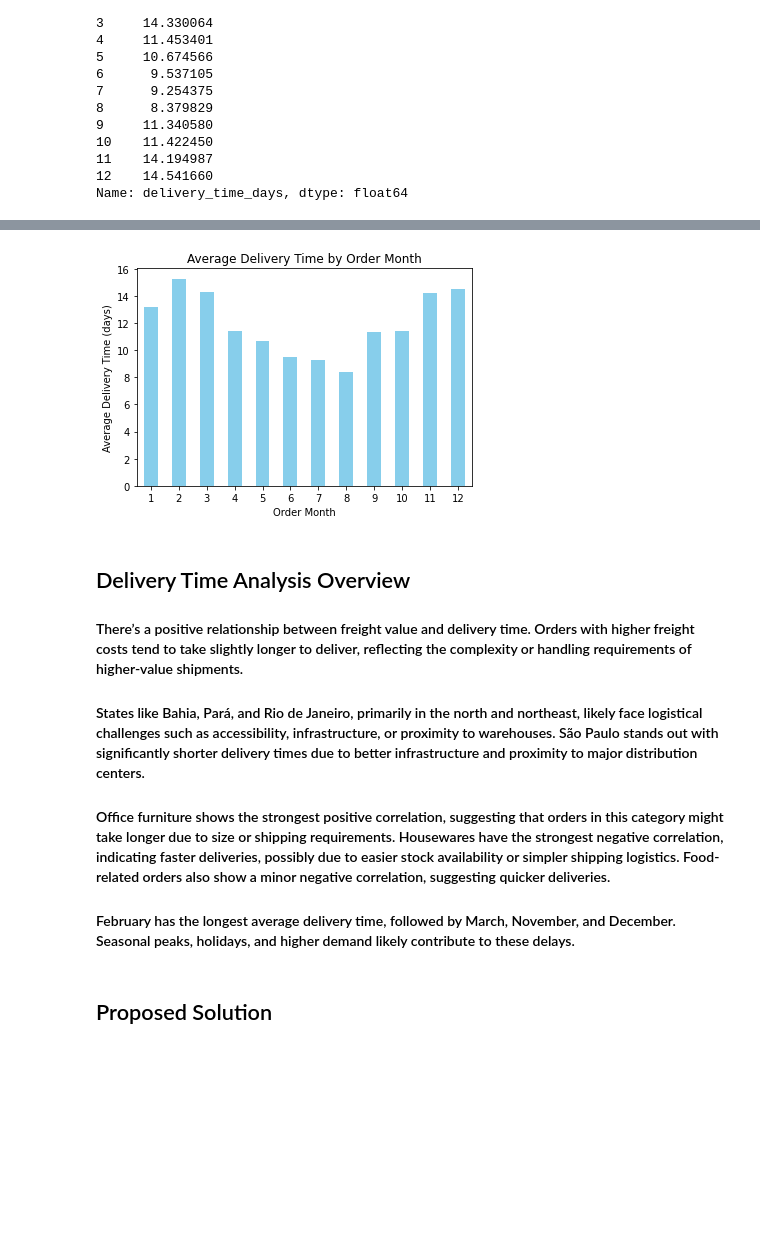
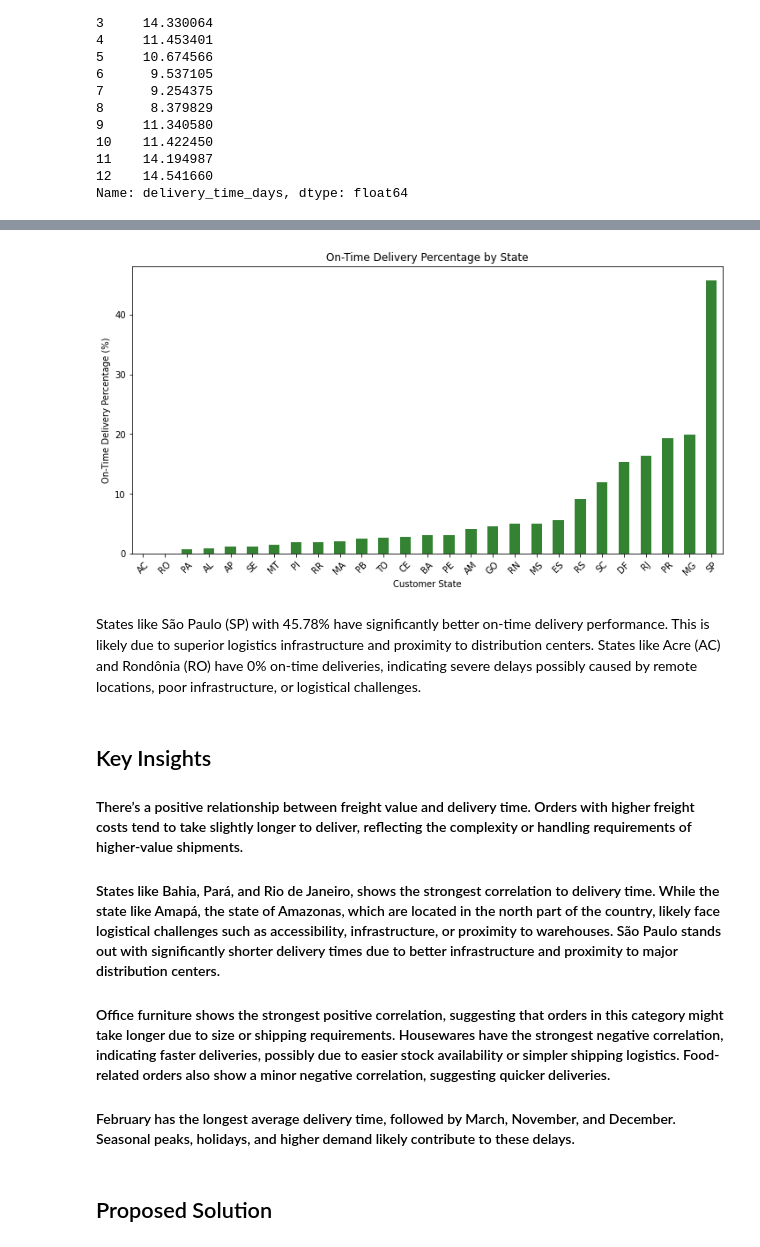
Before and after one commit to yeesoontuck/module2-project, a Jupyter notebook: notebooks/working/anjali_project2_analysis.ipynb, the cells around one changed output, grey strips where cells are left out. Cells and saved outputs as stored; diff of their text form; code cells hidden in the pictures; blank space fills up the shorter version.

Commit message:
added chartsa and overall performance

```diff
--- a/notebooks/working/anjali_project2_analysis.ipynb
+++ b/notebooks/working/anjali_project2_analysis.ipynb
@@ -192,0 +311,10 @@ Name: delivery_time_days, dtype: float64
+# %%
+#df_orders = pd.read_gbq('SELECT * FROM project-brazilian-ecommerce.ecommerce_data.fact_orders', project_id='project-brazilian-ecommerce')
+# Create a column to flag on-time deliveries
+df['on_time'] = df['order_delivered_customer_date'] <= (df['order_purchase_timestamp'] + pd.Timedelta(days=7))
+
+# Calculate on-time delivery percentage by state
+on_time_delivery = df.groupby('customer_state')['on_time'].mean() * 100
+on_time_delivery_sorted = on_time_delivery.sort_values(ascending=True)
+# Display the results
+print(on_time_delivery_sorted)
@@ -193,20 +339,22 @@ Name: delivery_time_days, dtype: float64
 # %%
 import matplotlib.pyplot as plt
 
-# Plot a bar chart for mean delivery times by month
-monthly_delivery_mean.plot(kind='bar', color='skyblue')
-plt.title('Average Delivery Time by Order Month')
-plt.xlabel('Order Month')
-plt.ylabel('Average Delivery Time (days)')
-plt.xticks(rotation=0)  # Keep month labels horizontal
+plt.figure(figsize=(12, 6))
+on_time_delivery_sorted.plot(kind='bar', color='darkgreen', alpha=0.8)
+plt.title('On-Time Delivery Percentage by State')
+plt.xlabel('Customer State')
+plt.ylabel('On-Time Delivery Percentage (%)')
+plt.xticks(rotation=45)
 plt.show()
 # %% [output]
-[figure, old version]
+[figure, new version]
+# %% [markdown]
+States like São Paulo (SP) with 45.78% have significantly better on-time delivery performance. This is likely due to superior logistics infrastructure and proximity to distribution centers. States like Acre (AC) and Rondônia (RO) have 0% on-time deliveries, indicating severe delays possibly caused by remote locations, poor infrastructure, or logistical challenges.
 # %% [markdown]
-## Delivery Time Analysis Overview
+## Key Insights
 #### There’s a positive relationship between freight value and delivery time. Orders with higher freight costs tend to take slightly longer to deliver, reflecting the complexity or handling requirements of higher-value shipments.
 
-#### States like Bahia, Pará, and Rio de Janeiro, primarily in the north and northeast, likely face logistical challenges such as accessibility, infrastructure, or proximity to warehouses. São Paulo stands out with significantly shorter delivery times due to better infrastructure and proximity to major distribution centers.
+#### States like Bahia, Pará, and Rio de Janeiro, shows the strongest correlation to delivery time. While the state like Amapá, the state of Amazonas, which are located in the north part of the country, likely face logistical challenges such as accessibility, infrastructure, or proximity to warehouses. São Paulo stands out with significantly shorter delivery times due to better infrastructure and proximity to major distribution centers.
 
 #### Office furniture shows the strongest positive correlation, suggesting that orders in this category might take longer due to size or shipping requirements. Housewares have the strongest negative correlation, indicating faster deliveries, possibly due to easier stock availability or simpler shipping logistics. Food-related orders also show a minor negative correlation, suggesting quicker deliveries.
 
```
Also changed, not shown: parts of 38 cells of this notebook.
